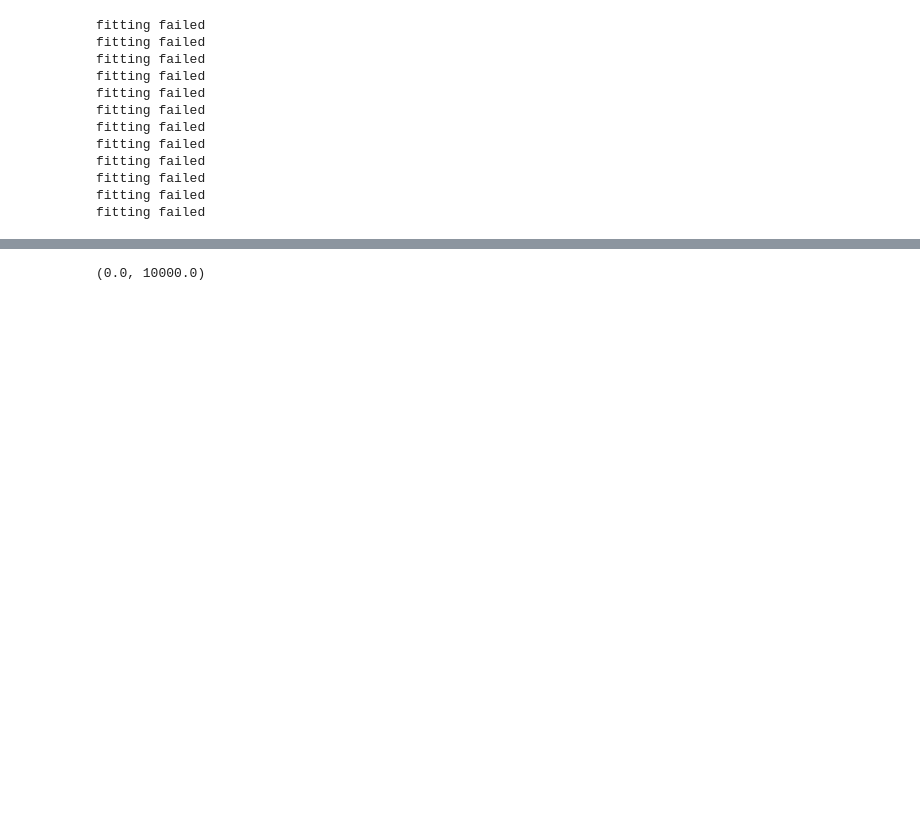
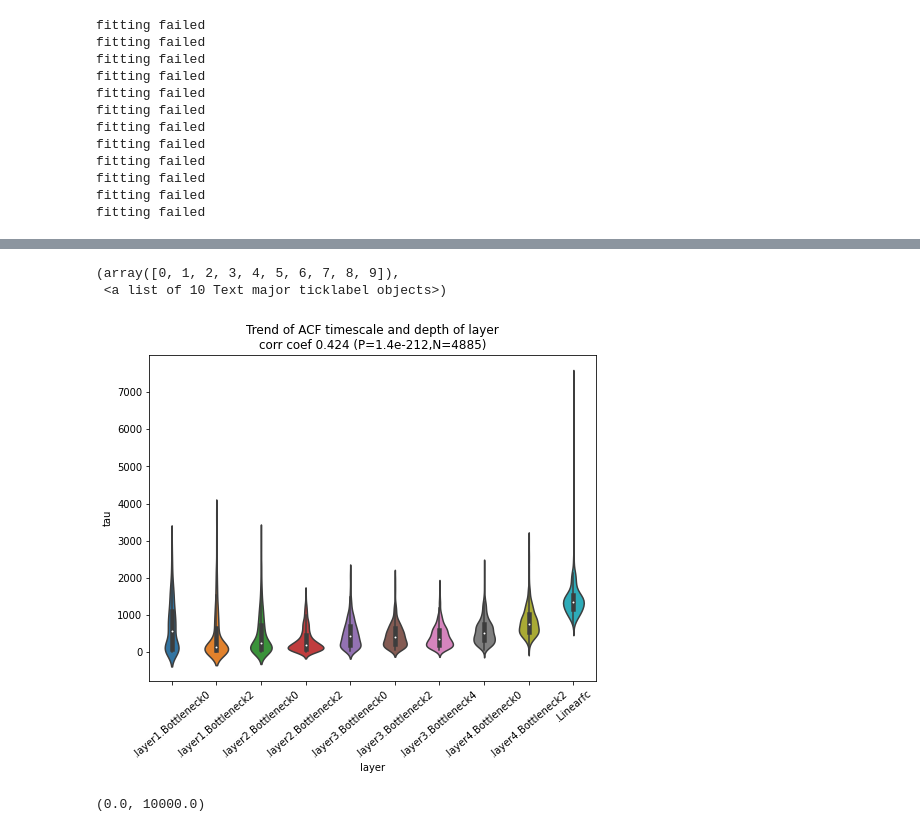
Before and after one commit to Animadversio/Visual_Neuro_InSilico_Exp, a Jupyter notebook: CNNrepr_video_timescale_analysis.ipynb, the cells around one changed output, grey strips where cells are left out. Cells and saved outputs as stored; diff of their text form; code cells hidden in the pictures; blank space fills up the shorter version.

```diff
--- a/CNNrepr_video_timescale_analysis.ipynb
+++ b/CNNrepr_video_timescale_analysis.ipynb
@@ -325,3 +309,12 @@ sns.violinplot(x="layer", y="tau", data=df)
+# %%
+plt.figure(figsize=[8, 6])
+sns.violinplot(x="layer", y="tau", data=df)
+plt.title("Trend of ACF timescale and depth of layer\ncorr coef %.3f (P=%.1e,N=%d)"%(cval,pval,df.shape[0]))
+plt.xticks(rotation=40)
+# %% [output]
+(array([0, 1, 2, 3, 4, 5, 6, 7, 8, 9]),
+ <a list of 10 Text major ticklabel objects>)
+[figure, added]
 # %%
 plt.plot(tticks, exp_offset(tticks, *popt))
 plt.plot(tticks[:120], acf_arr[5,:120])
```
Also changed, not shown: parts of 20 cells of this notebook, 3 other files.
